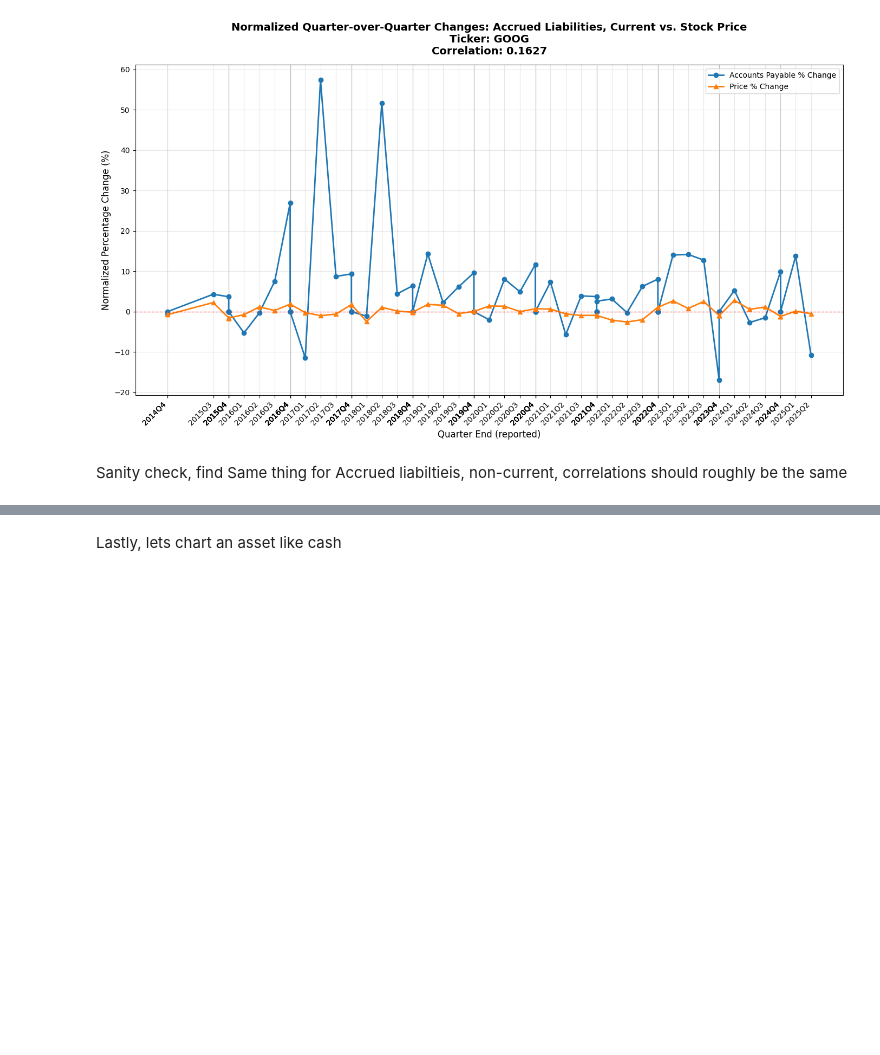
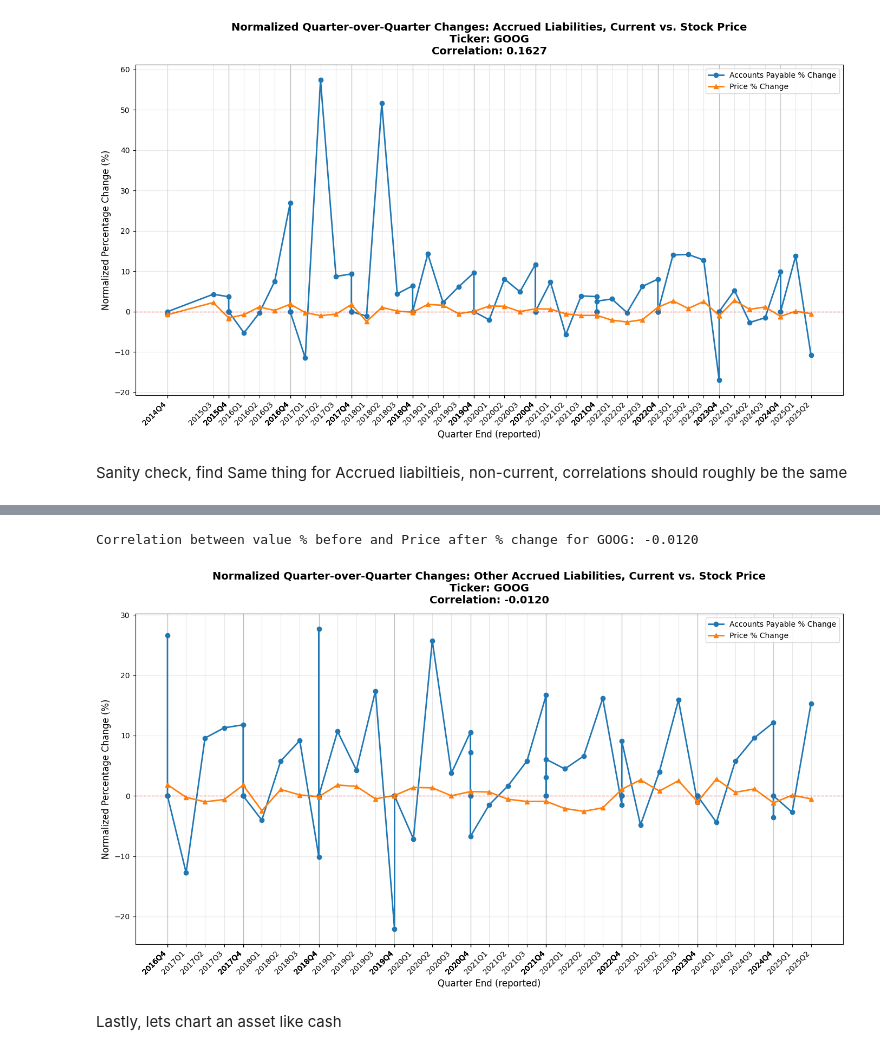
Before and after one commit to trick491/Data-Science-Final-Project, a Jupyter notebook: milestone1.ipynb, the cells around one changed output, grey strips where cells are left out. Drawn from its saved outputs; the diff is of its cells as text; code cells hidden in the pictures; blank space fills up the shorter version.

```diff
--- a/milestone1.ipynb
+++ b/milestone1.ipynb
@@ -271,20 +271,28 @@ change of values is treated normally on end_date from last end date
 # %%
 example = full_data.copy()
 
-# Display the subset of data for 'Accounts Payable, Current'
-example = example.loc[example['label'] == 'Accrued Liabilities, Current'][['Ticker','fact_name', 'label', 'description', 'value', 'start_date',
-   'end_date', 'filed_date', 'form', 'frame', 'Price before',
-   'Price after', 'Price after $ change', 'Price after % change']]
+def balance_sheet_example(example):
 
-# Calculate 'value before' (previous period's value)
-# Assuming the data is sorted by date, use shift(1) to get the previous value
-example['value before'] = example.groupby('fact_name')['value'].shift(1)
+  # Display the subset of data for
 
-# Calculate 'value $ change' (current value - previous value)
-example['value $ change'] = example['value'] - example['value before']
+  #narrow down to get rid of company name
+  example = example[['Ticker','fact_name', 'label', 'description', 'value', 'start_date',
+    'end_date', 'filed_date', 'form', 'frame', 'Price before',
+    'Price after', 'Price after $ change', 'Price after % change']]
 
-# Calculate 'value % before' (percentage change from previous value)
-# Formula: ((current value - previous value) / previous value) * 100
-example['value % before'] = (example['value $ change'] / example['value before'].replace(0, np.nan)) * 100
+  # Calculate 'value before' (previous period's value)
+  #The data is sorted by date, shift(1) to get the previous value
 
-print(example.head())
+  example = example.sort_values('end_date').reset_index(drop=True)
+  example['value before'] = example.groupby('fact_name')['value'].shift(1)
+
+  # Calculate 'value $ change' (current value - previous value)
+  example['value $ change'] = example['value'] - example['value before']
+
+  # Calculate 'value % before' (percentage change from previous value)
+  # Formula: ((current value - previous value) / previous value) * 100
+  example['value % before'] = (example['value $ change'] / example['value before'].replace(0, np.nan)) * 100
+  return example
+
+example = example.loc[example['label'] == 'Accrued Liabilities, Current']
+example = balance_sheet_example(example)
@@ -451,2 +362,13 @@ Correlation between value % before and Price after % change for GOOG: 0.0741
+# %%
+example2 = full_data.copy()
+
+example2 = example2.loc[example2['label'] == 'Other Accrued Liabilities, Current']
+
+example2 = balance_sheet_example(example2)
+
+plot_correlation('Other Accrued Liabilities, Current', example2)
+# %% [output]
+Correlation between value % before and Price after % change for GOOG: -0.0120
+[figure, added]
 # %% [markdown]
 Lastly, lets chart an asset like cash
```
Also changed, not shown: parts of 6 cells of this notebook.
